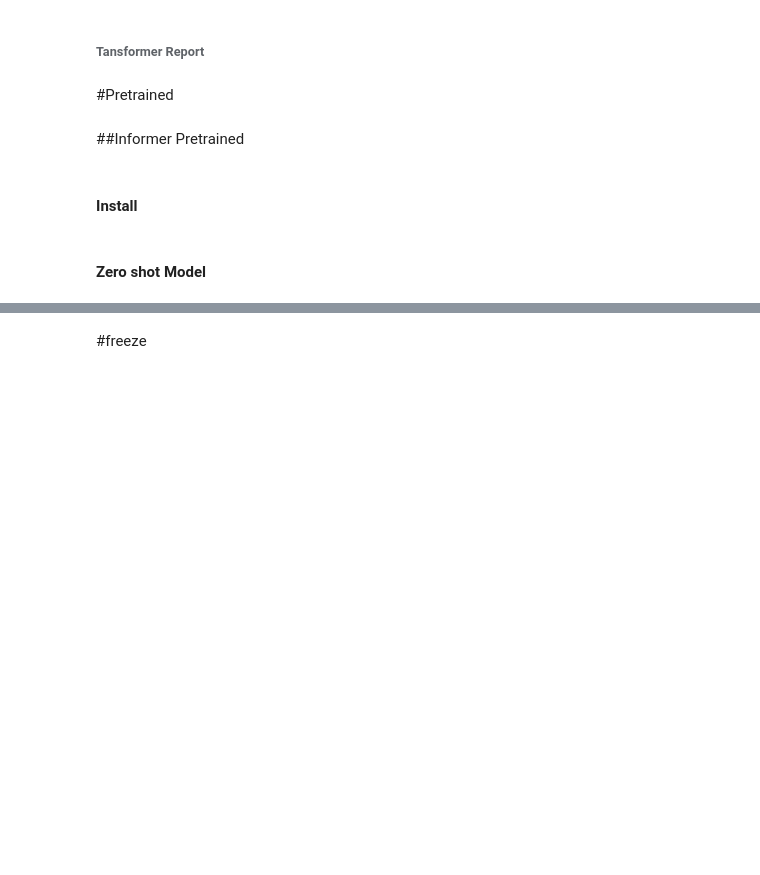
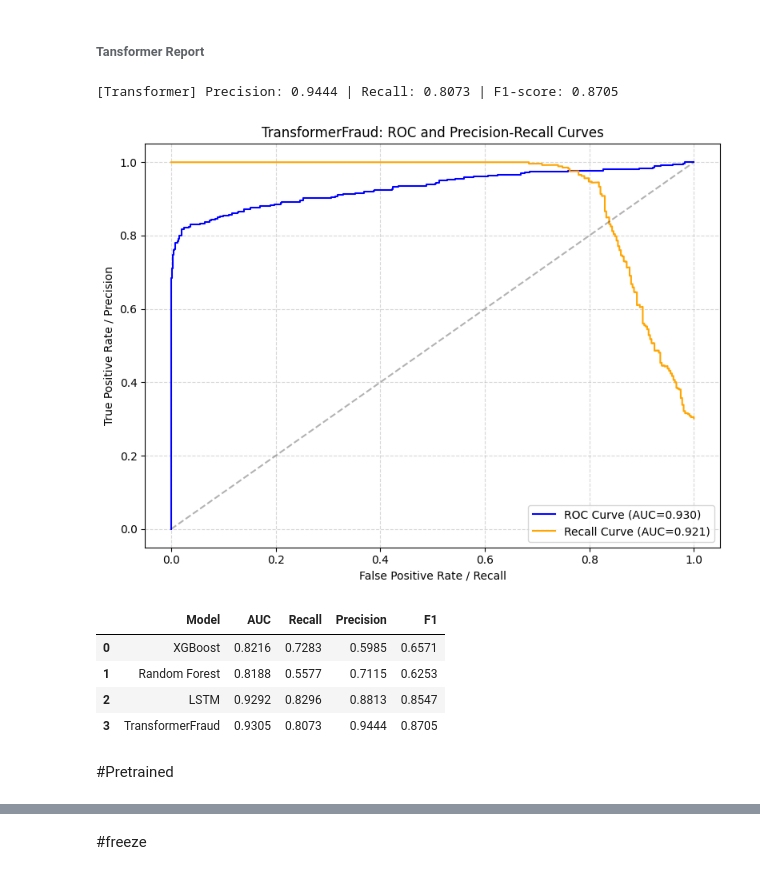
Before and after one commit to MUNEERALNAJDI/fraud_detection, a Jupyter notebook: notebooks/EnhancedPretraindMLModleAdvance.ipynb, the cells around one changed output, grey strips where cells are left out. Saved outputs shown, nothing was run; the diff lists cells and outputs as text; code cells hidden in the pictures; blank space fills up the shorter version.

```diff
--- a/notebooks/EnhancedPretraindMLModleAdvance.ipynb
+++ b/notebooks/EnhancedPretraindMLModleAdvance.ipynb
@@ -1235,58 +1549,42 @@ pred_label = (p_te >= threshold).astype(int)
 # Compute additional metrics
 precision = precision_score(yte, pred_label)
 recall = recall_score(yte, pred_label)
 f1 = f1_score(yte, pred_label)
 
 print(f"[Transformer] Precision: {precision:.4f} | Recall: {recall:.4f} | F1-score: {f1:.4f}")
 
 # Curves
 fpr, tpr, _ = roc_curve(yte, p_te)
 prec, rec, _ = precision_recall_curve(yte, p_te)
 
 # Combined ROC and PR plot
 plt.figure(figsize=(8, 6))
 plt.plot(fpr, tpr, label=f"ROC Curve (AUC={auc:.3f})", color='blue')
 plt.plot(rec, prec, label=f"Recall Curve (AUC={ap:.3f})", color='orange')
 plt.plot([0, 1], [0, 1], "k--", alpha=0.3)
 plt.xlabel("False Positive Rate / Recall")
 plt.ylabel("True Positive Rate / Precision")
 plt.title("TransformerFraud: ROC and Precision-Recall Curves")
 plt.legend(loc="lower right")
 plt.grid(True, linestyle='--', alpha=0.5)
 plt.tight_layout()
 plt.show()
 # ==============================================================
 # SYNCED SUMMARY ENTRY — same structure as LSTM, RF, XGB
 # ==============================================================
 
-# Drop any old TransformerFraud entry
-summary = summary[summary["Model"] != "TransformerFraud"]
 
-# Create results dictionary (consistent with evaluate_lstm_global output)
-transformer_results = {
-    "Model": "TransformerFraud",
-    "AUC": round(auc, 4),
-    "Recall": round(recall, 4),
-    "Precision": round(precision, 4),
-    "F1": round(f1, 4)
-}
+results = {"auc": auc, "recall": recall, "precision": precision, "f1": f1}
 
-# Add PR-AUC only if you want to extend (not required for sync)
-#transformer_results["PR-AUC"] = round(ap, 4)
-
-# Standardize columns
-expected_cols = ["Model", "AUC", "Recall", "Precision", "F1"]
-if "summary" not in locals():
-    summary = pd.DataFrame(columns=expected_cols)
-
-# Concatenate and reindex
-summary = pd.concat([summary, pd.DataFrame([transformer_results])], ignore_index=True)
-summary = summary.reindex(columns=expected_cols)
-
+summary = append_to_summary(summary, "TransformerFraud", results)
 display(summary)
+# %% [output]
+[Transformer] Precision: 0.9444 | Recall: 0.8073 | F1-score: 0.8705
+[figure, added]
+|  | Model | AUC | Recall | Precision | F1 |
+| 0 | XGBoost | 0.8216 | 0.7283 | 0.5985 | 0.6571 |
+| 1 | Random Forest | 0.8188 | 0.5577 | 0.7115 | 0.6253 |
+| 2 | LSTM | 0.9292 | 0.8296 | 0.8813 | 0.8547 |
+| 3 | TransformerFraud | 0.9305 | 0.8073 | 0.9444 | 0.8705 |
 # %% [markdown]
 #Pretrained
-# %% [markdown]
-##Informer Pretrained
-# %% [markdown]
-#### Install
@@ -1310,2 +1590,0 @@ print("✅ Informer2020 imported successfully!")
-# %% [markdown]
-#### Zero shot Model
```
Also changed, not shown: parts of 70 cells of this notebook, 4 other files.
